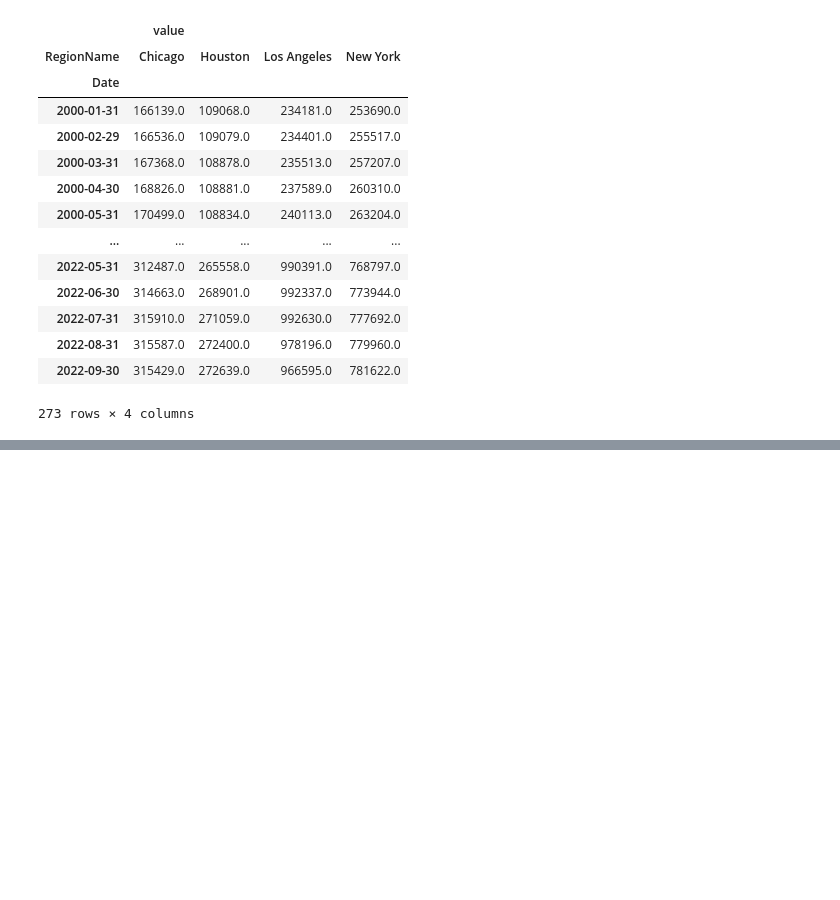
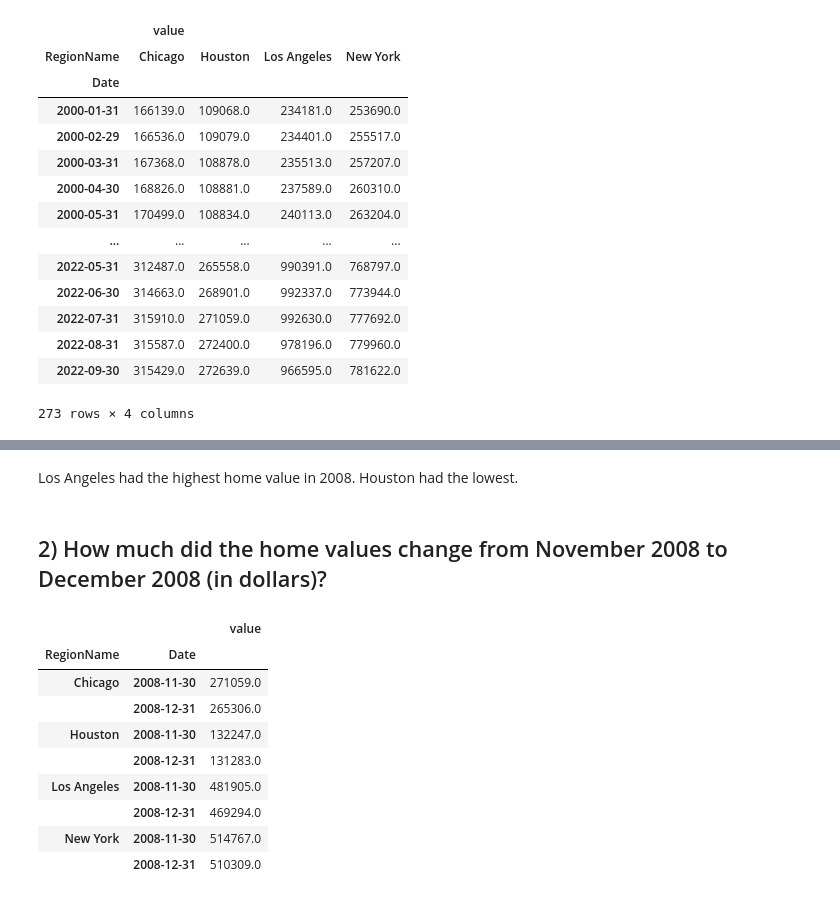
Before and after one commit to sharclark/Core-Preparing-Time-Series-from-WideForm-Data, a Jupyter notebook: Core Preparing Time Series from Wide-Form Data.ipynb, the cells around one changed output, grey strips where cells are left out. Cells and saved outputs as stored; diff of their text form; code cells hidden in the pictures; blank space fills up the shorter version.

```diff
--- a/Core Preparing Time Series from Wide-Form Data.ipynb
+++ b/Core Preparing Time Series from Wide-Form Data.ipynb
@@ -190,0 +218,21 @@ ax = unstacked['value'].plot(title = '')
+# %% [markdown]
+Los Angeles had the highest home value in 2008. Houston had the lowest.
+# %% [markdown]
+## 2) How much did the home values change from November 2008 to December 2008 (in dollars)?
+# %%
+# you can use .diff() to calculate the change in values
+## first get a df with values of just nov -dec 2008
+
+nv_2008= plot_df.loc[pd.IndexSlice[:, '11-2008':'12-2008'],:]
+nv_2008
+# %% [output]
+|  |  | value |
+| RegionName | Date |  |
+| Chicago | 2008-11-30 | 271059.0 |
+|  | 2008-12-31 | 265306.0 |
+| Houston | 2008-11-30 | 132247.0 |
+|  | 2008-12-31 | 131283.0 |
+| Los Angeles | 2008-11-30 | 481905.0 |
+|  | 2008-12-31 | 469294.0 |
+| New York | 2008-11-30 | 514767.0 |
+|  | 2008-12-31 | 510309.0 |
```
Also changed, not shown: parts of 9 cells of this notebook.
